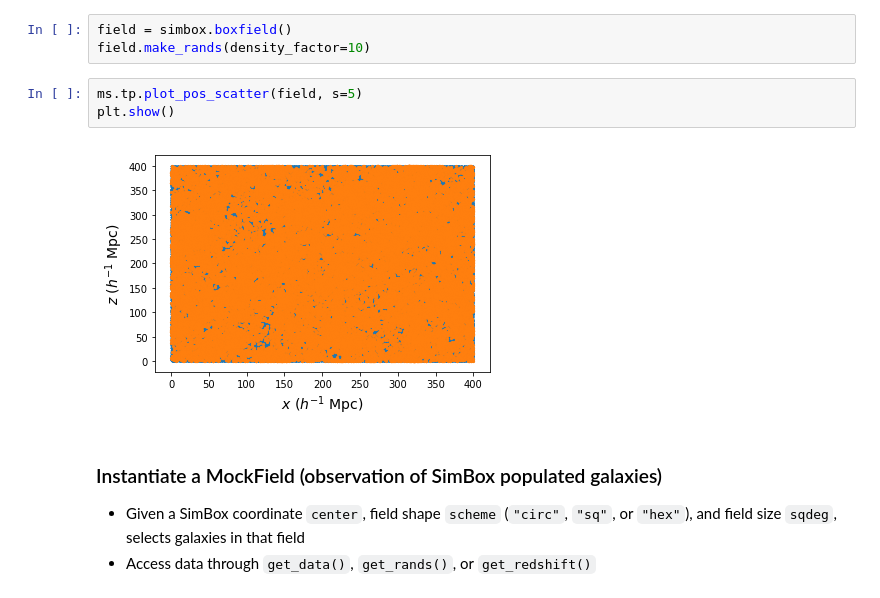
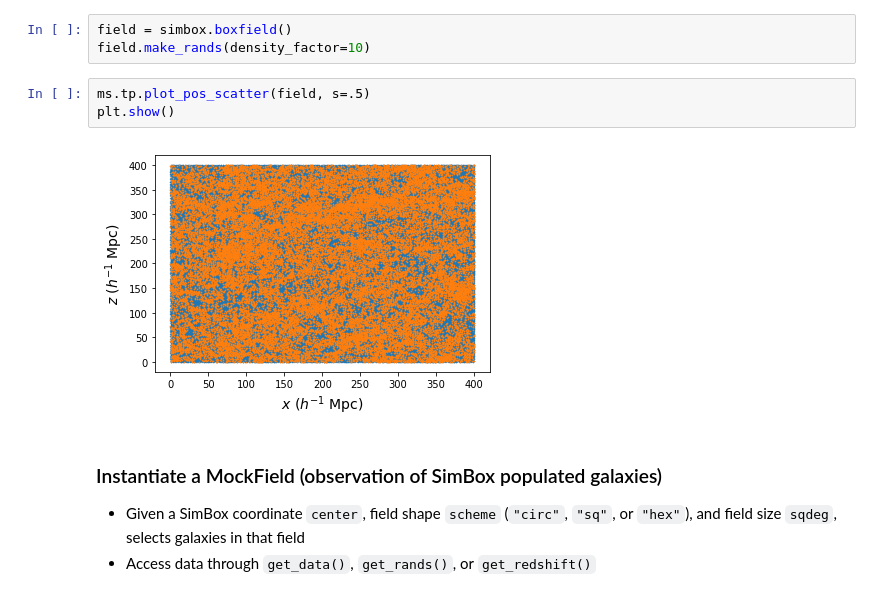
Before and after one commit to AlanPearl/mocksurvey, a Jupyter notebook: Tutorial.ipynb, the cells around one changed output. Saved outputs shown, nothing was run; the diff lists cells and outputs as text.

```diff
--- a/Tutorial.ipynb
+++ b/Tutorial.ipynb
@@ -49,10 +49,10 @@ simbox.populate_mock()
 field = simbox.boxfield()
 field.make_rands(density_factor=10)
 # %%
-ms.tp.plot_pos_scatter(field, s=5)
+ms.tp.plot_pos_scatter(field, s=.5)
 plt.show()
 # %% [output]
-[figure, old version]
+[figure, new version]
 # %% [markdown]
 ### Instantiate a MockField (observation of SimBox populated galaxies)
 
```
Also changed, not shown: parts of 2 cells of this notebook, 3 other files.
